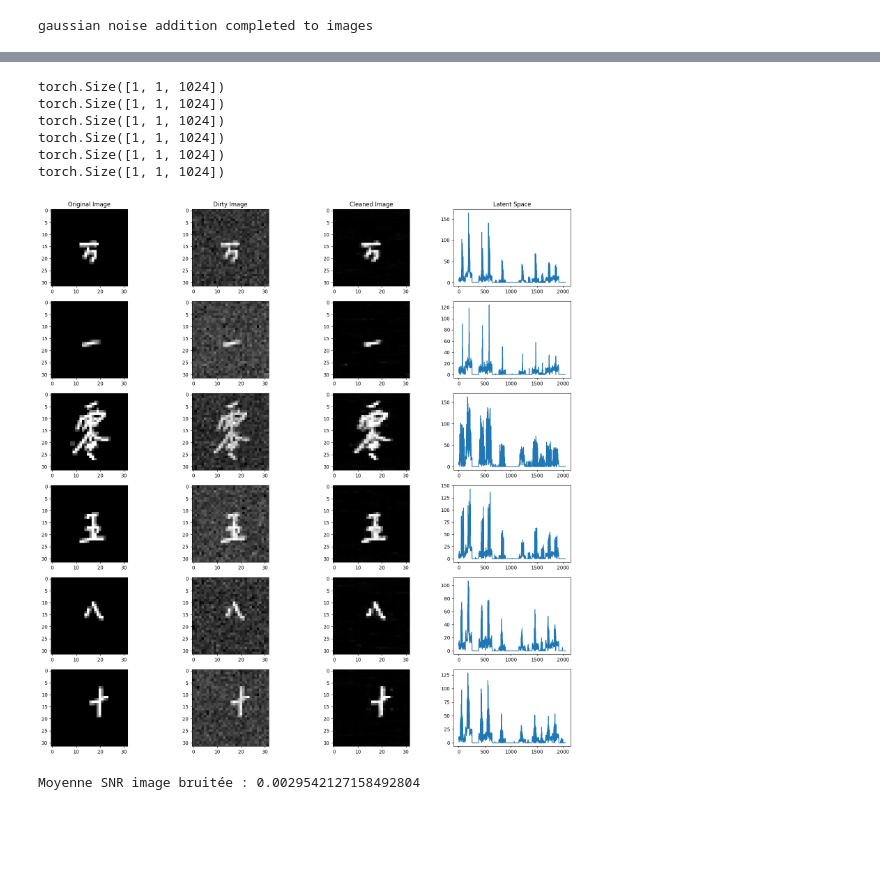
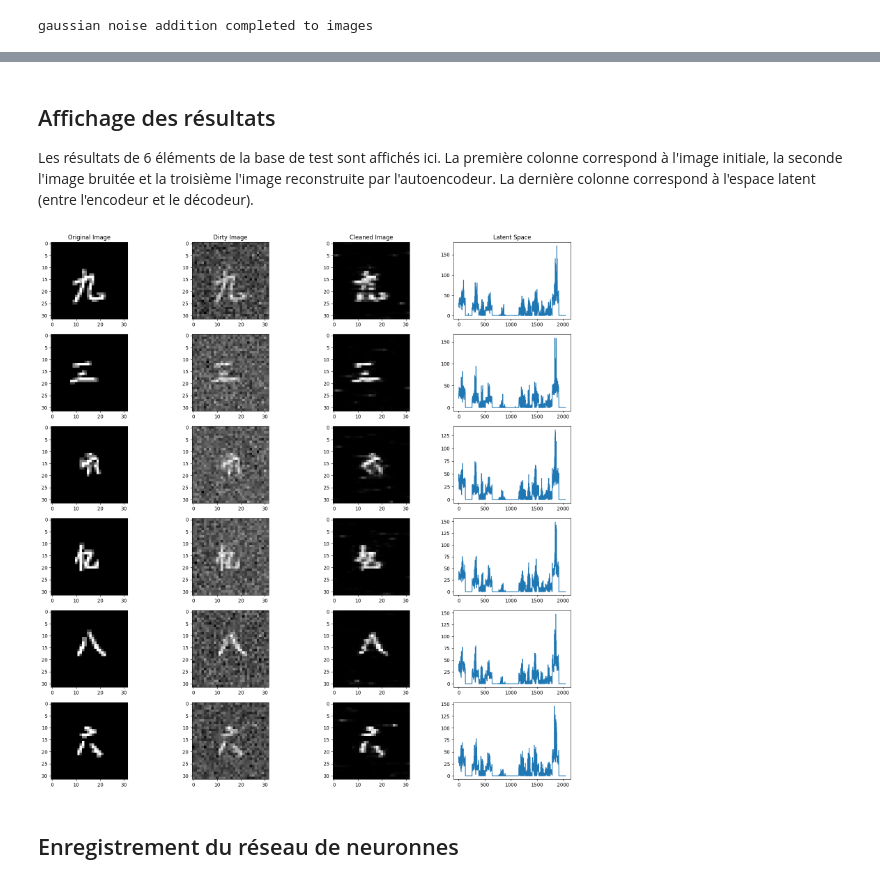
Before and after one commit to GabrielCMG/ProjetDeepLearning, a Jupyter notebook: AE_Sinogrammes.ipynb, the cells around one changed output, grey strips where cells are left out. Saved outputs shown, nothing was run; the diff lists cells and outputs as text; code cells hidden in the pictures; blank space fills up the shorter version.

Commit message:
commentaire code + réseaux préentrainés

```diff
--- a/AE_Sinogrammes.ipynb
+++ b/AE_Sinogrammes.ipynb
@@ -293,9 +341,0 @@ cuda:0
-# %%
-image_test = []
-for dirty, clean in testloader:
-    image_test = dirty
-    image_test_clean = clean
-
-image_test = image_test.view(1, 1, 32*32).type(torch.FloatTensor)
-
-image_test = image_test.to(device)
@@ -318,9 +344,7 @@ plt.show()
 # %%
-%matplotlib qt
-
 for epoch in range(epochs):
 
-    print("Entering Epoch: ", epoch)
+    print("Entering Epoch: ", epoch+1)
     for dirty, clean in tqdm((trainloader)):
         dirty = dirty.view(dirty.size(0), 1, 32*32).type(torch.FloatTensor)
         clean = clean.view(clean.size(0), 1, 32*32).type(torch.FloatTensor)
@@ -339,20 +363,12 @@ for epoch in range(epochs):
     # -----------------Log-------------------------------
     losslist.append(running_loss / l)
     running_loss = 0
-    print("======> epoch: {}/{}, Loss:{}".format(epoch, epochs, loss.item()))
+    print("======> epoch: {}/{}, Loss:{}".format(epoch+1, epochs, loss.item()))
 
-    image_res = model(image_test)
 
-    image_res = image_res.view(1, 32, 32)
-    image_res = image_res.permute(1, 2, 0).squeeze(2)
-    image_res = image_res.detach().cpu().numpy()
 
-    plt.clf()
-    plt.imshow(image_res)
-    plt.colorbar()
-
-    plt.savefig(f"animation/1_{epoch}.png")
-    plt.pause(0.01)
-
-%matplotlib inline
+plt.plot(range(len(losslist)), losslist)
+plt.title("Évolution de la loss")
+plt.xlabel("EPOCH")
+plt.ylabel("loss")
 # %% [output]
@@ -388,3 +399,7 @@ plt.plot(range(len(losslist)), losslist)
+# %% [markdown]
+## Affichage des résultats
+
+Les résultats de 6 éléments de la base de test sont affichés ici. La première colonne correspond à l'image initiale, la seconde l'image bruitée et la troisième l'image reconstruite par l'autoencodeur. La dernière colonne correspond à l'espace latent (entre l'encodeur et le décodeur).
 # %%
 f, axes = plt.subplots(6, 4, figsize=(20, 20))
 axes[0, 0].set_title("Original Image")
@@ -393,67 +408,37 @@ axes[0, 2].set_title("Cleaned Image")
 axes[0, 3].set_title("Latent Space")
 
 test_imgs = np.random.randint(0, 500, size=6)
 i = 0
-for dirty, clean in tqdm(testloader):
+for dirty, clean in testloader:
     i+=1
     dirty = dirty.view(dirty.size(0), 1, 32*32).type(torch.FloatTensor)
-    print(dirty.shape)
     dirty = dirty.to(device)
-    output = model(dirty)
     output_encoder = model.encoderConv1D(dirty)
+    output_decoder = model.decoderConv1D(output_encoder)
 
-    output = output.detach().cpu().numpy()
+    output = output_decoder.detach().cpu().numpy()
     output = output.reshape(32,32)
 
     dirty = dirty.detach().cpu().numpy()
     dirty = dirty.reshape(32,32)
 
     clean = clean.detach().cpu().numpy()
     clean = clean.reshape(32,32)
 
     latent = output_encoder.detach().cpu().numpy()
     latent = latent.reshape(-1,)
 
     axes[i-1, 0].imshow(clean, cmap="gray")
     axes[i-1, 1].imshow(dirty, cmap="gray")
     axes[i-1, 2].imshow(output, cmap="gray")
     axes[i-1, 3].plot(latent)
 
     if i == 6:
         break
 
 plt.show()
 # %% [output]
-torch.Size([1, 1, 1024])
-torch.Size([1, 1, 1024])
-torch.Size([1, 1, 1024])
-torch.Size([1, 1, 1024])
-torch.Size([1, 1, 1024])
-torch.Size([1, 1, 1024])
-[figure, old version]
+[figure, new version]
-# %%
-SNRListe = []
-PSNRListe = []
-
-for dirty, clean in tqdm(testloader):
-
-    dirty = dirty.view(1, 32*32).type(torch.FloatTensor)
-    dirty = dirty.to(device)
-    output = model(dirty)
-
-    output = output.detach().cpu().numpy()
-    output = output.reshape(32,32)
-
-    dirty = dirty.detach().cpu().numpy()
-    dirty = dirty.reshape(32,32)
-
-    clean = clean.detach().cpu().numpy()
-    clean = clean.reshape(32,32)
-
-
-    PSNRListe.append(np.mean((output-clean)**2))
-
-print(f"Moyenne SNR image bruitée : {np.mean(PSNRListe)}")
-# %% [output]
-Moyenne SNR image bruitée : 0.0029542127158492804
+# %% [markdown]
+## Enregistrement du réseau de neuronnes
 # %%
```
Also changed, not shown: parts of 21 cells of this notebook, 11 other files.
